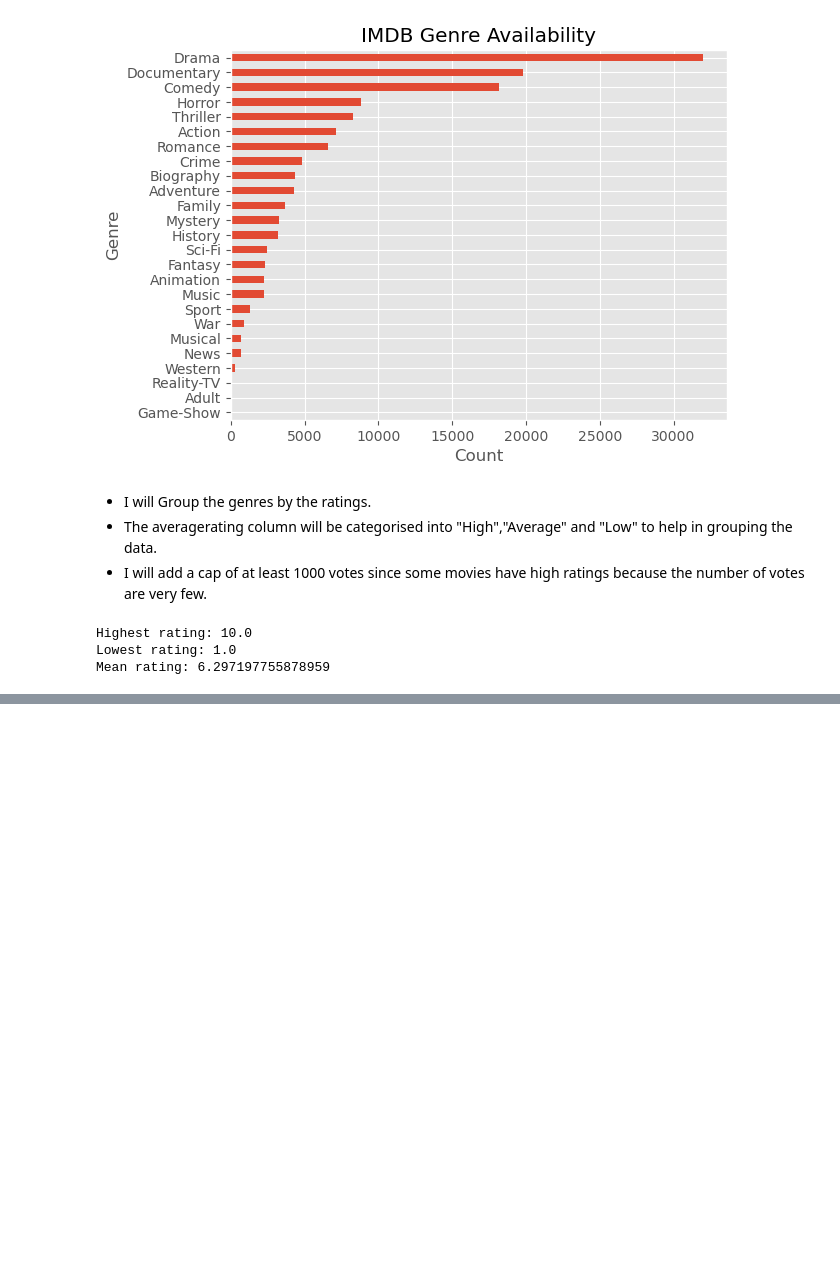
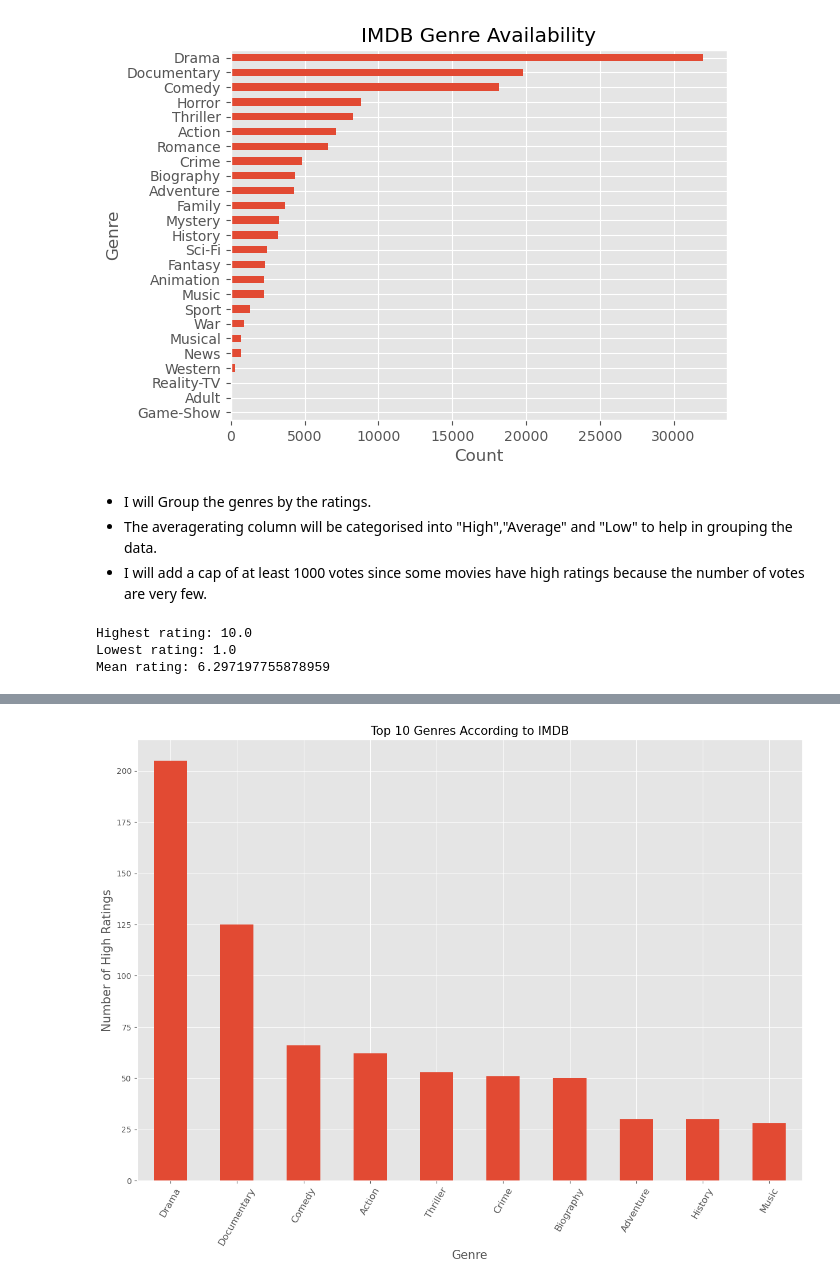
Before and after one commit to George-Mbugua/Movie_Analysis, a Jupyter notebook: Movie_Analysis.ipynb, the cells around one changed output, grey strips where cells are left out. Cells and saved outputs as stored; diff of their text form; code cells hidden in the pictures; blank space fills up the shorter version.

Commit message:
Genre

```diff
--- a/Movie_Analysis.ipynb
+++ b/Movie_Analysis.ipynb
@@ -991,0 +1032,4 @@ Mean rating: 6.297197755878959
+# %%
+#creating a new dataframe to house the number of votes are greater than 1000
+imdb1= imdb[mask]
+imdb1
@@ -991,0 +1050,25 @@ Mean rating: 6.297197755878959
+# %%
+#groping imdb1 by genre and rating
+genres = imdb1.groupby(['genres', 'rating'])['movie_id'].count()
+# %%
+#sorting the dataframe by high ratings
+genres = genres.unstack().sort_values('High',ascending = False)[:10]
+# %%
+#setting the plot style
+plt.style.use('ggplot')
+# %%
+#plotting a bar graph of most popular genres
+fig,ax = plt.subplots(figsize=(15,10))
+
+title = 'Top 10 Genres According to IMDB'
+y_label = 'Number of High Ratings'
+x_label = 'Genre'
+
+genres.High.plot(kind = 'bar')
+ax.set_title(title,fontsize=15)
+ax.set_ylabel(y_label,fontsize=15)
+ax.set_xlabel(x_label,fontsize=15)
+plt.xticks(rotation = 60,fontsize=12)
+fig.savefig('Images/Top 10 Genres.png');
+# %% [output]
+[figure, added]
```
Also changed, not shown: parts of 8 cells of this notebook, 2 other files.
